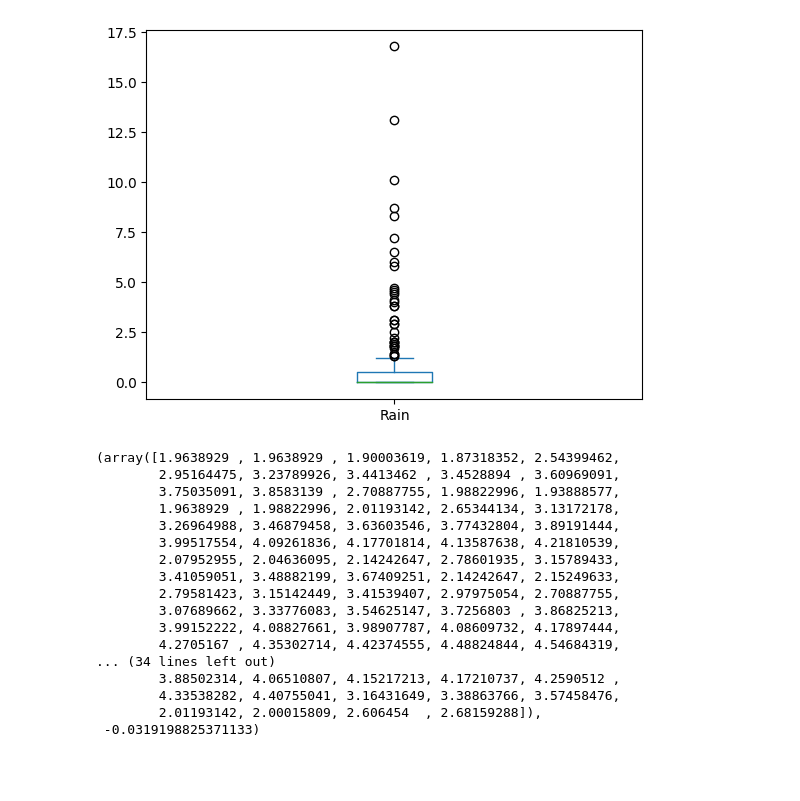
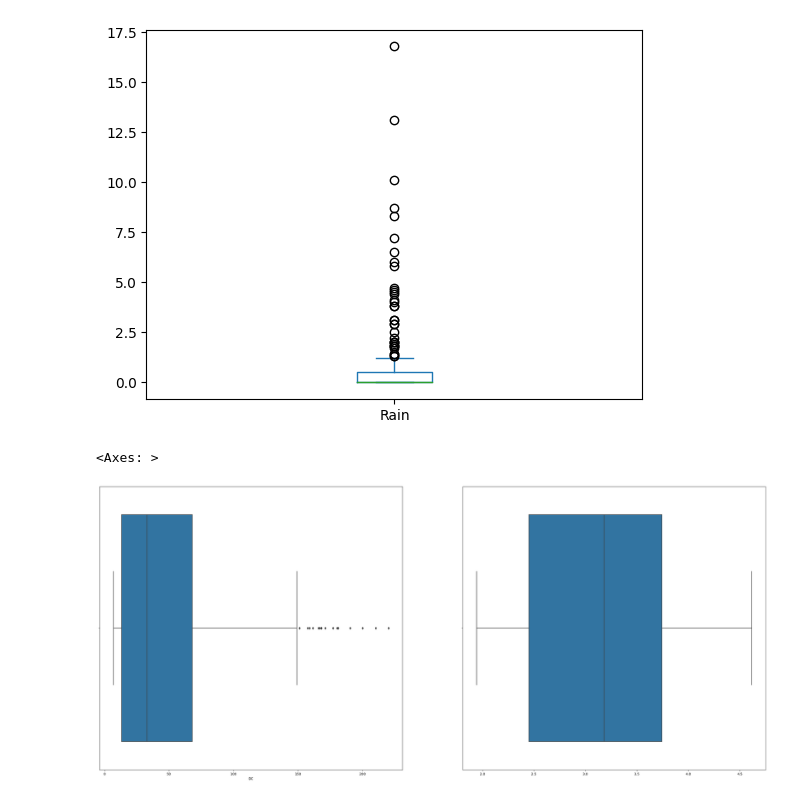
Before and after one commit to dvnasutosh/ineurondatascience, a Jupyter notebook: ML/assignment/algerian/algerian3.ipynb, the cells around one changed output. Saved outputs shown, nothing was run; the diff lists cells and outputs as text; code cells hidden in the pictures; blank space fills up the shorter version.

```diff
--- a/ML/assignment/algerian/algerian3.ipynb
+++ b/ML/assignment/algerian/algerian3.ipynb
@@ -903,22 +913,9 @@ from scipy.stats import boxcox
-# %%
-
-
-boxcox(features_raw['DC'])
-# %% [output]
-(array([1.9638929 , 1.9638929 , 1.90003619, 1.87318352, 2.54399462,
-        2.95164475, 3.23789926, 3.4413462 , 3.4528894 , 3.60969091,
-        3.75035091, 3.8583139 , 2.70887755, 1.98822996, 1.93888577,
-        1.9638929 , 1.98822996, 2.01193142, 2.65344134, 3.13172178,
-        3.26964988, 3.46879458, 3.63603546, 3.77432804, 3.89191444,
-        3.99517554, 4.09261836, 4.17701814, 4.13587638, 4.21810539,
-        2.07952955, 2.04636095, 2.14242647, 2.78601935, 3.15789433,
-        3.41059051, 3.48882199, 3.67409251, 2.14242647, 2.15249633,
-        2.79581423, 3.15142449, 3.41539407, 2.97975054, 2.70887755,
-        3.07689662, 3.33776083, 3.54625147, 3.7256803 , 3.86825213,
-        3.99152222, 4.08827661, 3.98907787, 4.08609732, 4.17897444,
-        4.2705167 , 4.35302714, 4.42374555, 4.48824844, 4.54684319,
-... (34 lines left out)
-        3.88502314, 4.06510807, 4.15217213, 4.17210737, 4.2590512 ,
-        4.33538282, 4.40755041, 3.16431649, 3.38863766, 3.57458476,
-        2.01193142, 2.00015809, 2.606454  , 2.68159288]),
- -0.0319198825371133)
+# %%
+DC_boxcox=yeojohnson(features_raw['DC'])[0]
+fig,ax=plt.subplots(1,2,figsize=(35,15))
+
+sns.boxplot(x=features_raw['DC'],ax=ax[0])
+sns.boxplot(x=DC_boxcox,ax=ax[1])
+# %% [output]
+<Axes: >
+[figure, added]
```
Also changed, not shown: parts of 17 cells of this notebook.
